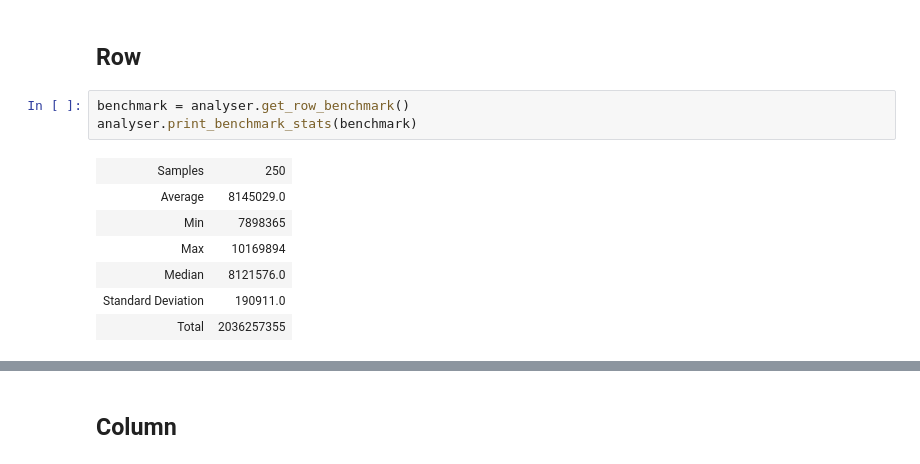
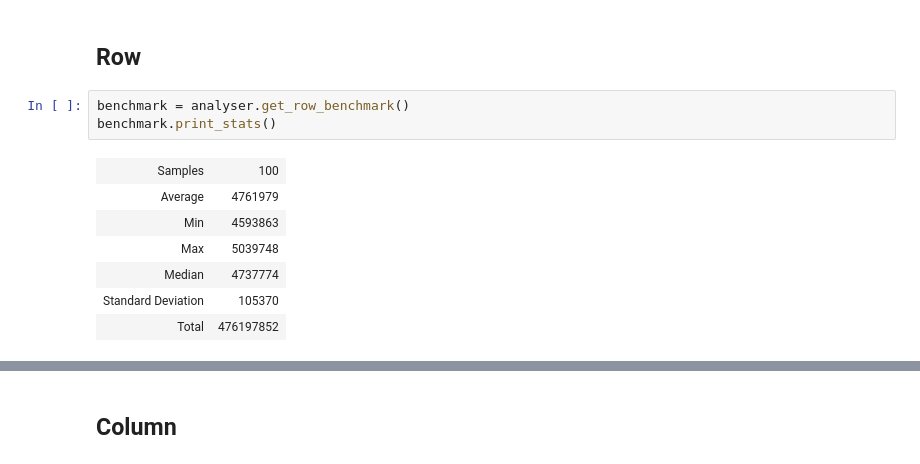
Before and after one commit to Osslack/HANA_SSBM, a Jupyter notebook: src/analyser/Analysis-SSBM-HANA.ipynb, the cells around one changed output, grey strips where cells are left out. Cells and saved outputs as stored; diff of their text form.

```diff
--- a/src/analyser/Analysis-SSBM-HANA.ipynb
+++ b/src/analyser/Analysis-SSBM-HANA.ipynb
@@ -18,12 +18,12 @@ print(analyser.get_repetitions())
 ## Row
 # %%
 benchmark = analyser.get_row_benchmark()
-analyser.print_benchmark_stats(benchmark)
+benchmark.print_stats()
 # %% [output]
-| Samples | 250 |
-| Average | 8145029.0 |
-| Min | 7898365 |
-| Max | 10169894 |
-| Median | 8121576.0 |
-| Standard Deviation | 190911.0 |
-| Total | 2036257355 |
+| Samples | 100 |
+| Average | 4761979 |
+| Min | 4593863 |
+| Max | 5039748 |
+| Median | 4737774 |
+| Standard Deviation | 105370 |
+| Total | 476197852 |
```
Also changed, not shown: parts of 7 cells of this notebook, 2 other files.
